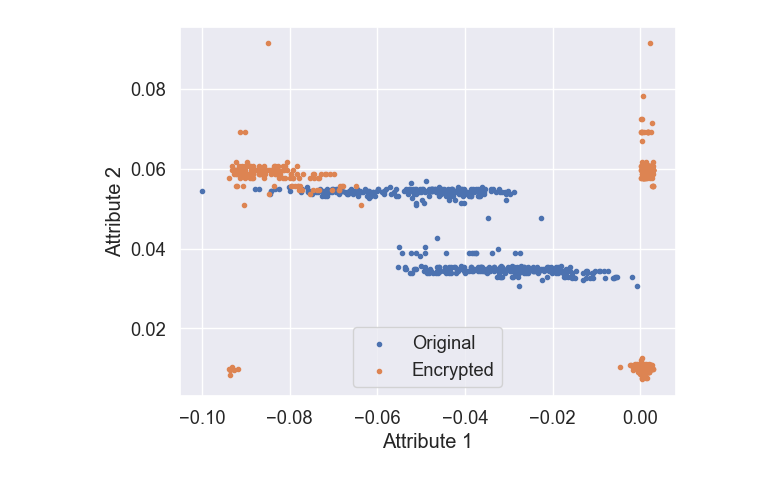
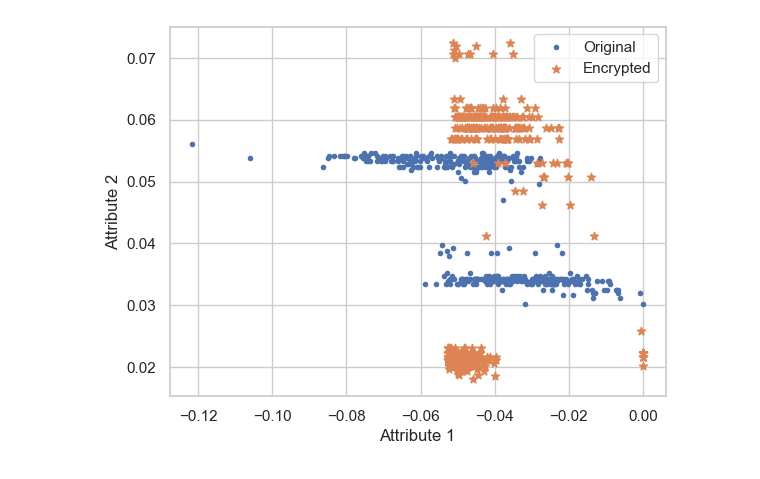
Before and after one commit to Carudy/phaserTree, a Jupyter notebook: plot.ipynb, the cells around one changed output. Cells and saved outputs as stored; diff of their text form; code cells hidden in the pictures.

```diff
--- a/plot.ipynb
+++ b/plot.ipynb
@@ -6,33 +6,40 @@ import matplotlib.pyplot as plt
 import pandas as pd
 from sklearn import datasets
 from sklearn import preprocessing
+import itertools
+from  matplotlib.ticker import FuncFormatter
+
+sns.set_theme(style="white", palette="pastel")
 # %%
 # adv dist
-sns.set(font_scale=1.2)
+sns.set(font_scale=1.5)
+# sns.set(rc={'figure.figsize':(11.7,8.27)})
+sns.set_theme(style="whitegrid", palette=None)
+
 ds = read_libsvm('cod-rna')
 
 a, b = 0, 1
 
 xs = [x[a] for x in ds[0]][:500]
 ys = [x[b] for x in ds[0]][:500]
 
 plt.scatter(preprocessing.normalize([xs])[0], preprocessing.normalize([ys])[0], marker='.', label='Original')
 
-trans_phase(ds, a)
-trans_phase(ds, b)
-trans_ope(ds)
+trans_phase_single(ds, a)
+trans_phase_single(ds, b)
+trans_ope(ds, mope=False)
 
 xs = [x[a] for x in ds[0]][:500]
 ys = [x[b] for x in ds[0]][:500]
 
-plt.scatter(preprocessing.normalize([xs])[0], preprocessing.normalize([ys])[0], marker='.', label='Encrypted')
+plt.scatter(preprocessing.normalize([xs])[0], preprocessing.normalize([ys])[0], marker='*', label='Encrypted')
 
 plt.xlabel('Attribute 1')
 plt.ylabel('Attribute 2')
 plt.legend()
 
 plt.savefig(r'D:\work\phase_tree/figure/adv1.pdf')
 # %% [output]
-[figure, old version]
+[figure, new version]
 # %%
 # dist1 2
```
Also changed, not shown: parts of 9 cells of this notebook, 26 other files.
